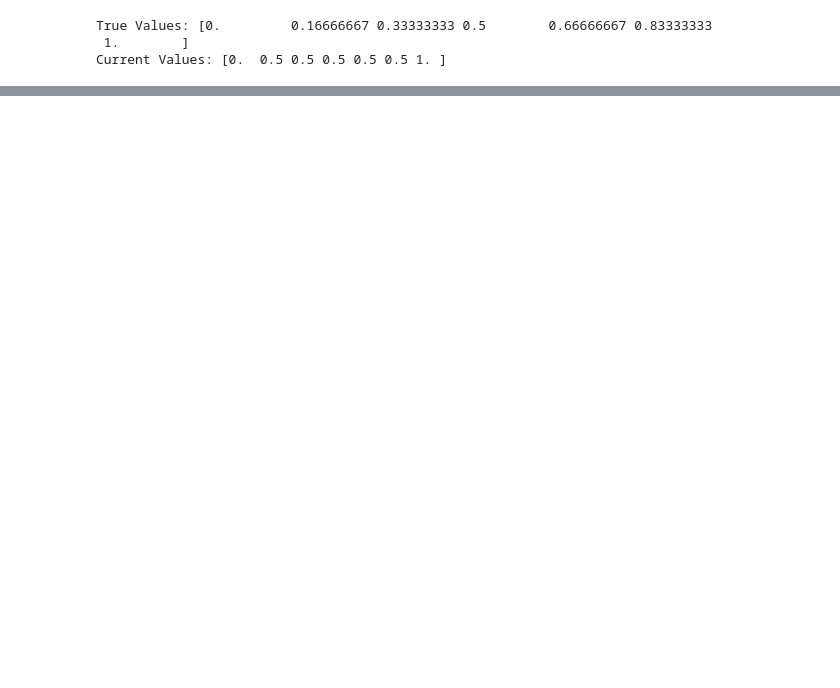
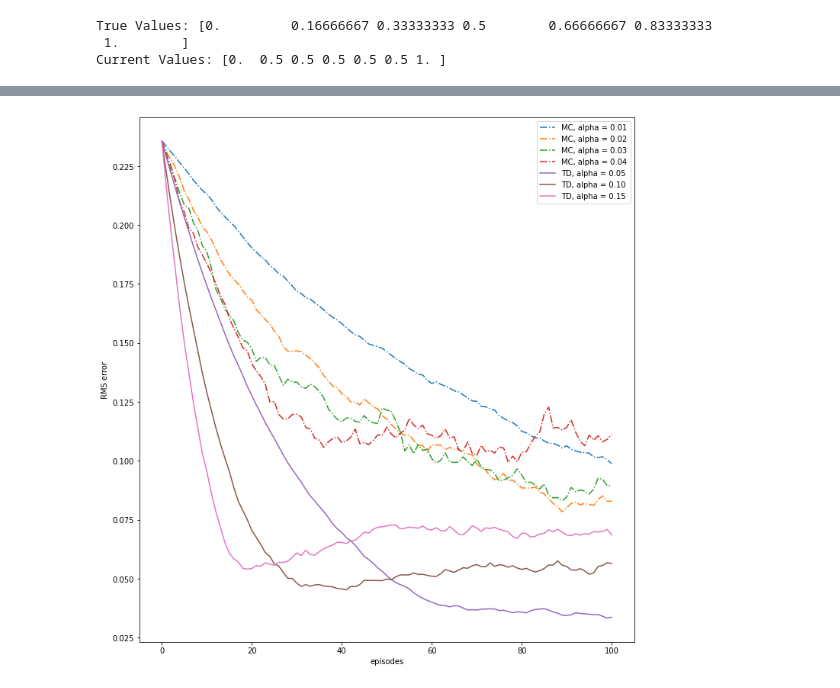
Before and after one commit to makaveli10/reinforcementLearning, a Jupyter notebook: TDLearning/random_walk.ipynb, the cells around one changed output, grey strips where cells are left out. Drawn from its saved outputs; the diff is of its cells as text; code cells hidden in the pictures; blank space fills up the shorter version.

```diff
--- a/TDLearning/random_walk.ipynb
+++ b/TDLearning/random_walk.ipynb
@@ -147,9 +144,16 @@ def get_rms_error():
                     prediction(method, current_values, alpha=alpha)
                 else:
                     prediction(method, current_values, alpha=alpha)
-            all_errors.append(np.asarray(errors))
+            all_errors+=np.asarray(errors)
         all_errors /= max_iterations
         plt.plot(all_errors, linestyle=plotstyle, label=method + ', alpha = %.02f' % (alpha))
     plt.xlabel('episodes')
-    plt.ylabel('RMS')
+    plt.ylabel('RMS error')
     plt.legend()
+# %%
+plt.figure(figsize=(10, 20))
+plt.subplot(2, 1, 2)
+get_rms_error()
+plt.tight_layout()
+# %% [output]
+[figure, added]
```
Also changed, not shown: parts of 6 cells of this notebook.
